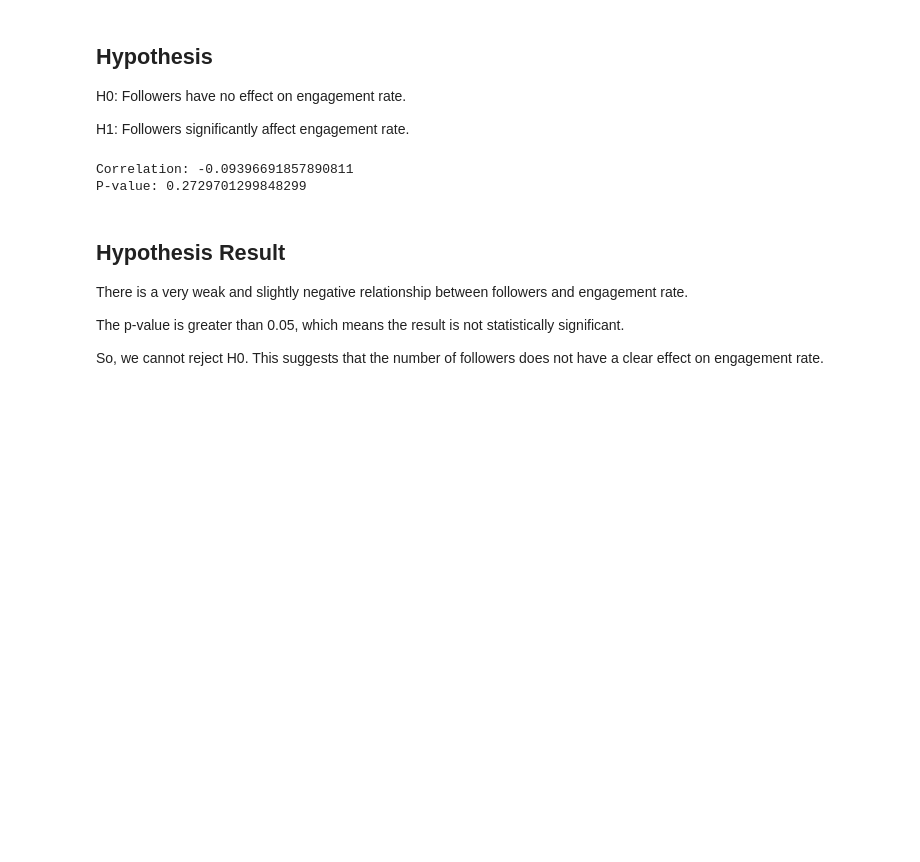
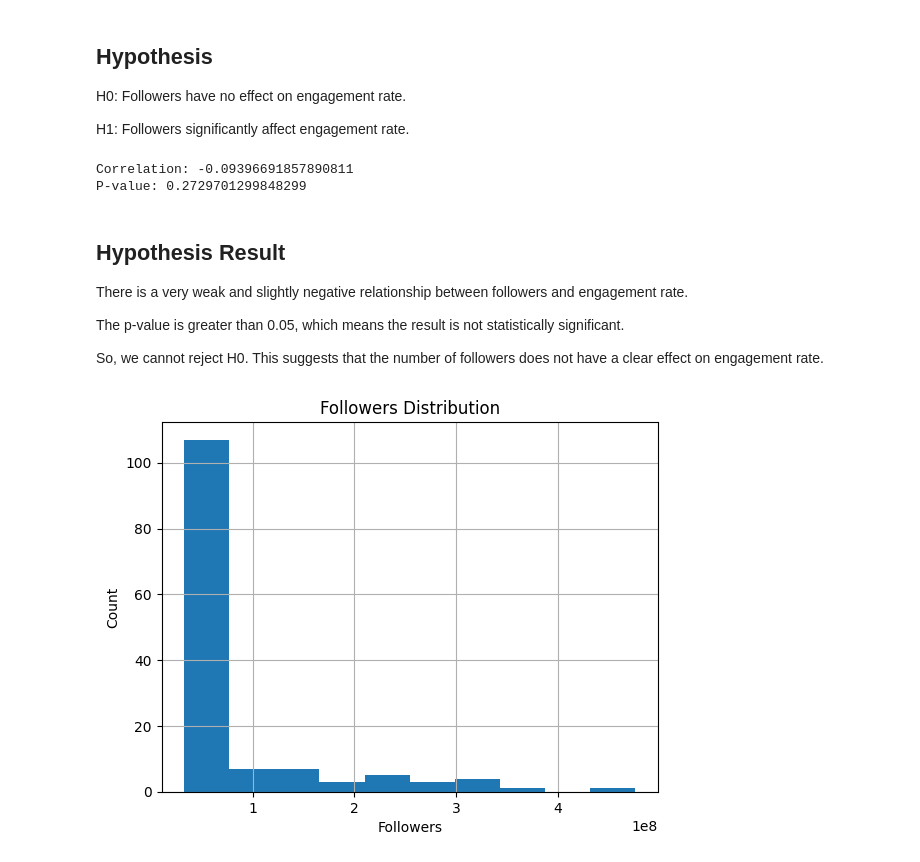
Before and after one commit to silaozturkler/DSA210-sila-ozturkler, a Jupyter notebook: dsa210sila.ipynb, the cells around one changed output. Drawn from its saved outputs; the diff is of its cells as text; code cells hidden in the pictures; blank space fills up the shorter version.

```diff
--- a/dsa210sila.ipynb
+++ b/dsa210sila.ipynb
@@ -110,3 +110,13 @@ There is a very weak and slightly negative relationship between followers and en
 The p-value is greater than 0.05, which means the result is not statistically significant.
 
 So, we cannot reject H0. This suggests that the number of followers does not have a clear effect on engagement rate.
+# %%
+import matplotlib.pyplot as plt
+
+df["followers"].hist()
+plt.title("Followers Distribution")
+plt.xlabel("Followers")
+plt.ylabel("Count")
+plt.show()
+# %% [output]
+[figure, added]
```
Also changed, not shown: parts of 7 cells of this notebook.
